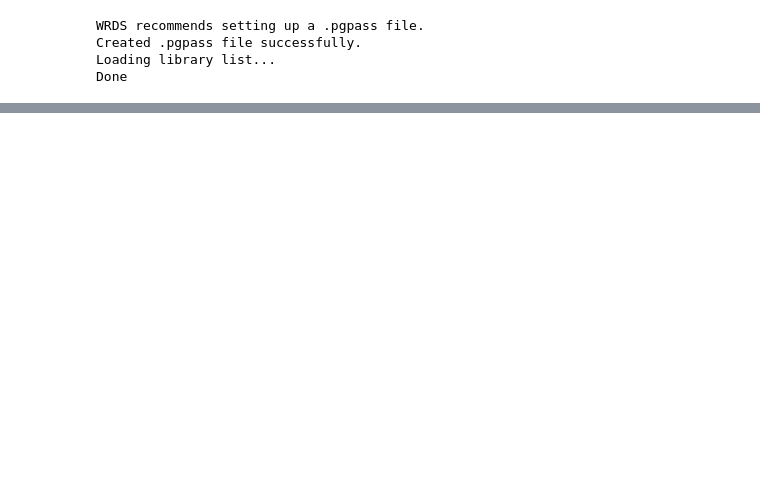
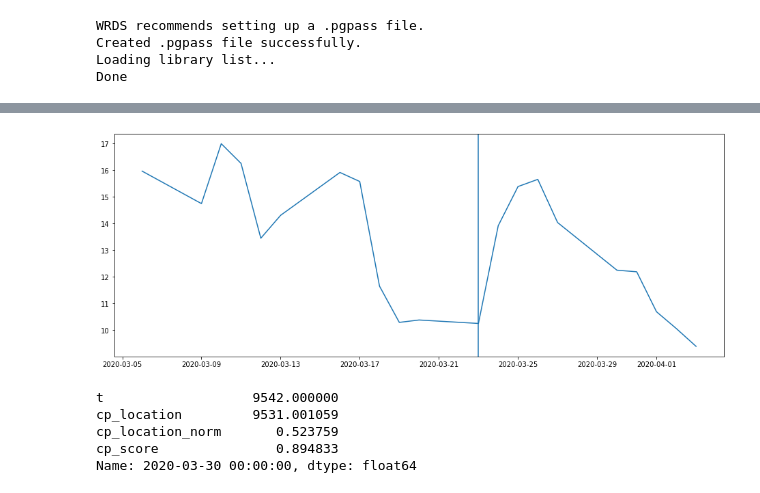
Before and after one commit to joaoromeuferraz/momentum_transformer, a Jupyter notebook: sample.ipynb, the cells around one changed output, grey strips where cells are left out. Saved outputs shown, nothing was run; the diff lists cells and outputs as text; code cells hidden in the pictures; blank space fills up the shorter version.

```diff
--- a/sample.ipynb
+++ b/sample.ipynb
@@ -76,0 +71,15 @@ prices
+# %%
+fig, ax = plt.subplots(figsize=(16, 6))
+ax.plot(sub3.index, sub3.values)
+ax.axvline(cpd.index[int(cpd.loc["2020-04-03", "cp_location"]) - 21])
+plt.show()
+# %% [output]
+[figure, added]
+# %%
+cpd.loc["2020-03-30"]
+# %% [output]
+t                   9542.000000
+cp_location         9531.001059
+cp_location_norm       0.523759
+cp_score               0.894833
+Name: 2020-03-30 00:00:00, dtype: float64
```
Also changed, not shown: parts of 34 cells of this notebook, 4 other files.
